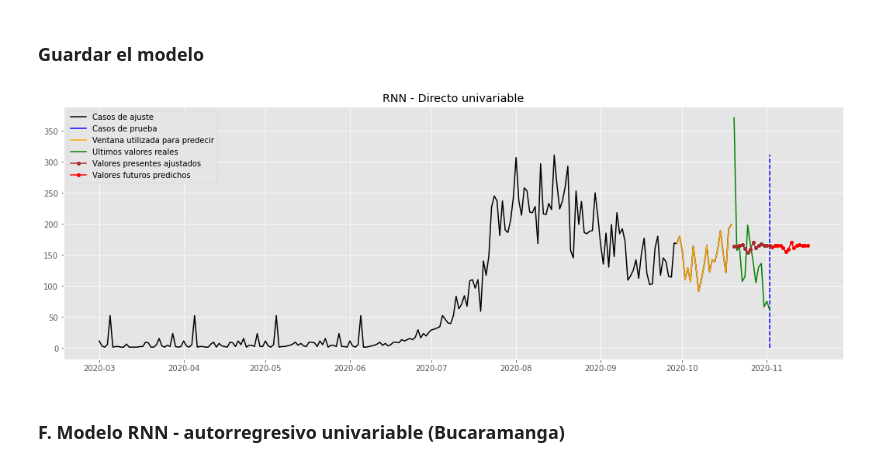
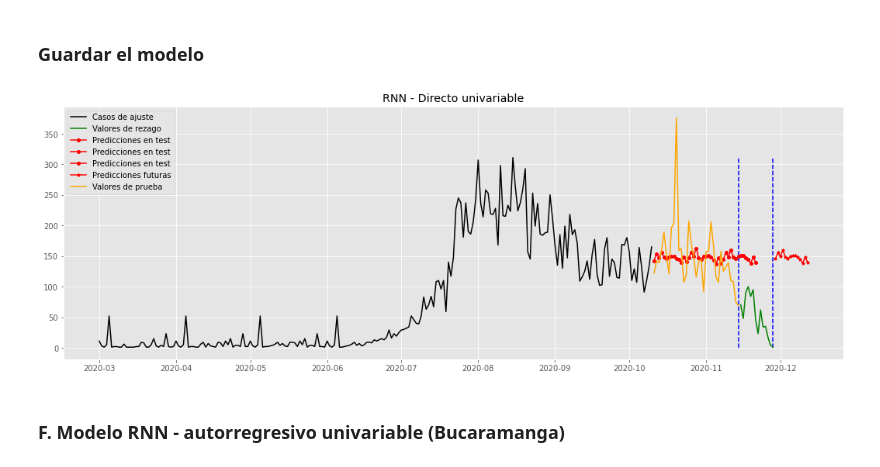
Before and after one commit to jeffersonrodriguezc/Forecasting_COVID_BGA, a Jupyter notebook: MODELS_ML_DL_COVID_19_Forecasting.ipynb, the cells around one changed output. Saved outputs shown, nothing was run; the diff lists cells and outputs as text; code cells hidden in the pictures.

```diff
--- a/MODELS_ML_DL_COVID_19_Forecasting.ipynb
+++ b/MODELS_ML_DL_COVID_19_Forecasting.ipynb
@@ -601,12 +584,13 @@ tuner = kt.Hyperband(
     hyperband_iterations=1,
     seed=seed,
     directory=rnn_direct_dir,
-    project_name='rnn_tuner'
+    project_name='rnn_tuner',
+    overwrite = True
 )
 
 # entrenar y optimizar los modelos (esta funcion es similar a fit)
 tuner.search(dl_bga_dset_train,
-             validation_data=dl_bga_dset_train,
+             validation_data=dl_bga_dset_test,
              epochs=30,
              callbacks=[tf.keras.callbacks.EarlyStopping(monitor='val_mean_absolute_error',
                                                          patience=3,
@@ -639,22 +609,21 @@ Hyperparameters:
 # %%
 #@title
 #save the model
 best_model.save(rnn_direct_dir+'rnn_direct_univariate_model.h5')
 scalerfile = rnn_direct_dir+'scaler.pkl'
 pkl.dump(bga_scaler, open(scalerfile, 'wb'),  protocol=pkl.HIGHEST_PROTOCOL)
 
 # plots
-fig_plot3 = utils.plot_serie_with_next_window_prediction(best_model,
+fig_plor2 = utils.plot_serie_with_next_window_prediction(best_model,
                                        final_data_train,
                                        final_data_test,
                                        bga_scaler,
-                                       base_dset_params['past_window'],
-                                       base_dset_params['future_window'],
+                                       base_dset_params,
                                        final_data_test.keys().values.tolist().index('BUCARAMANGA'),
-                                       recursive=True,
+                                       recursive=False,
                                        title='RNN - Directo univariable')
 # %% [output]
-[figure, old version]
+[figure, new version]
 # %% [markdown]
 ### F. Modelo RNN - autorregresivo univariable (Bucaramanga)
 # %%
```
Also changed, not shown: parts of 11 cells of this notebook, 1 other file.
